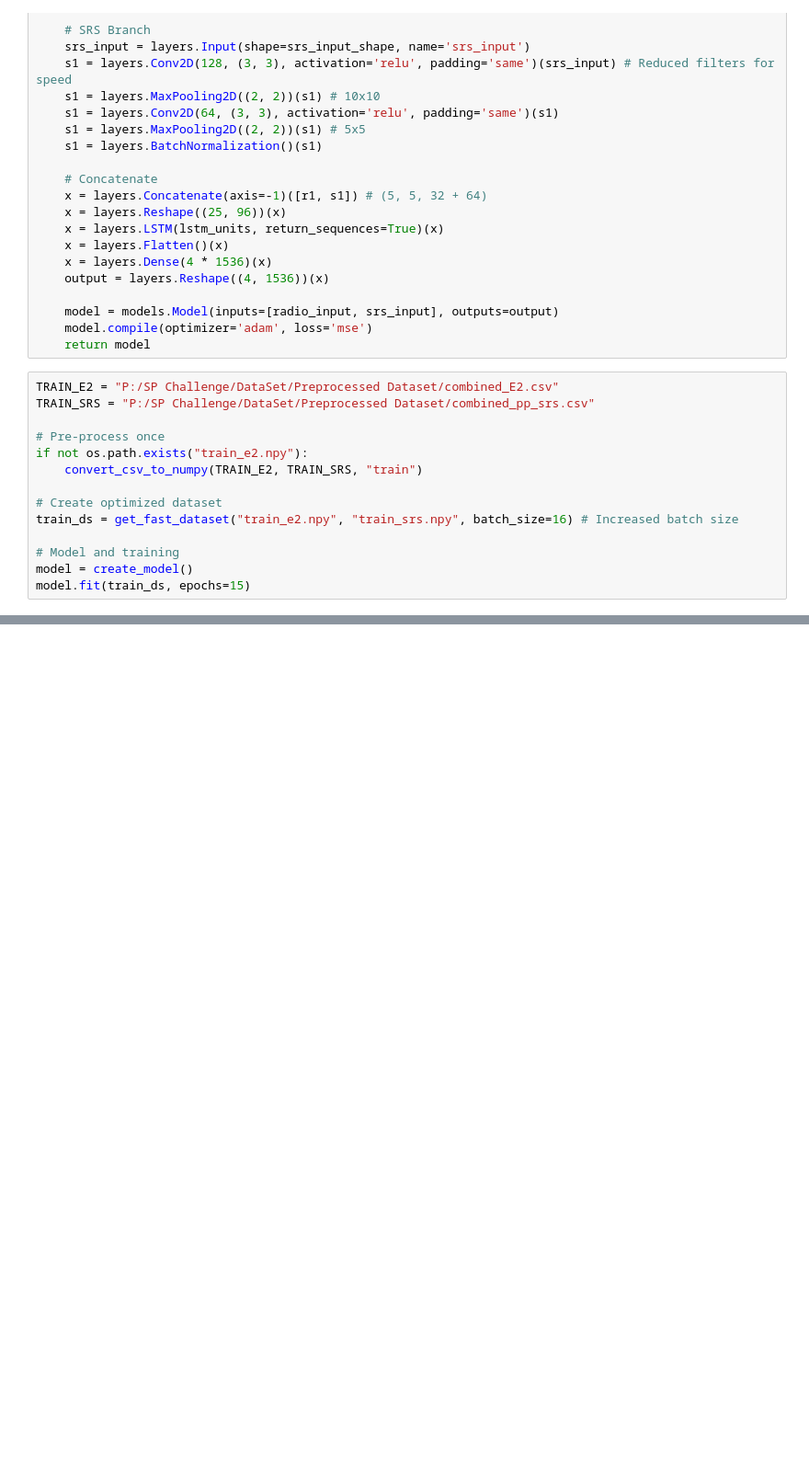
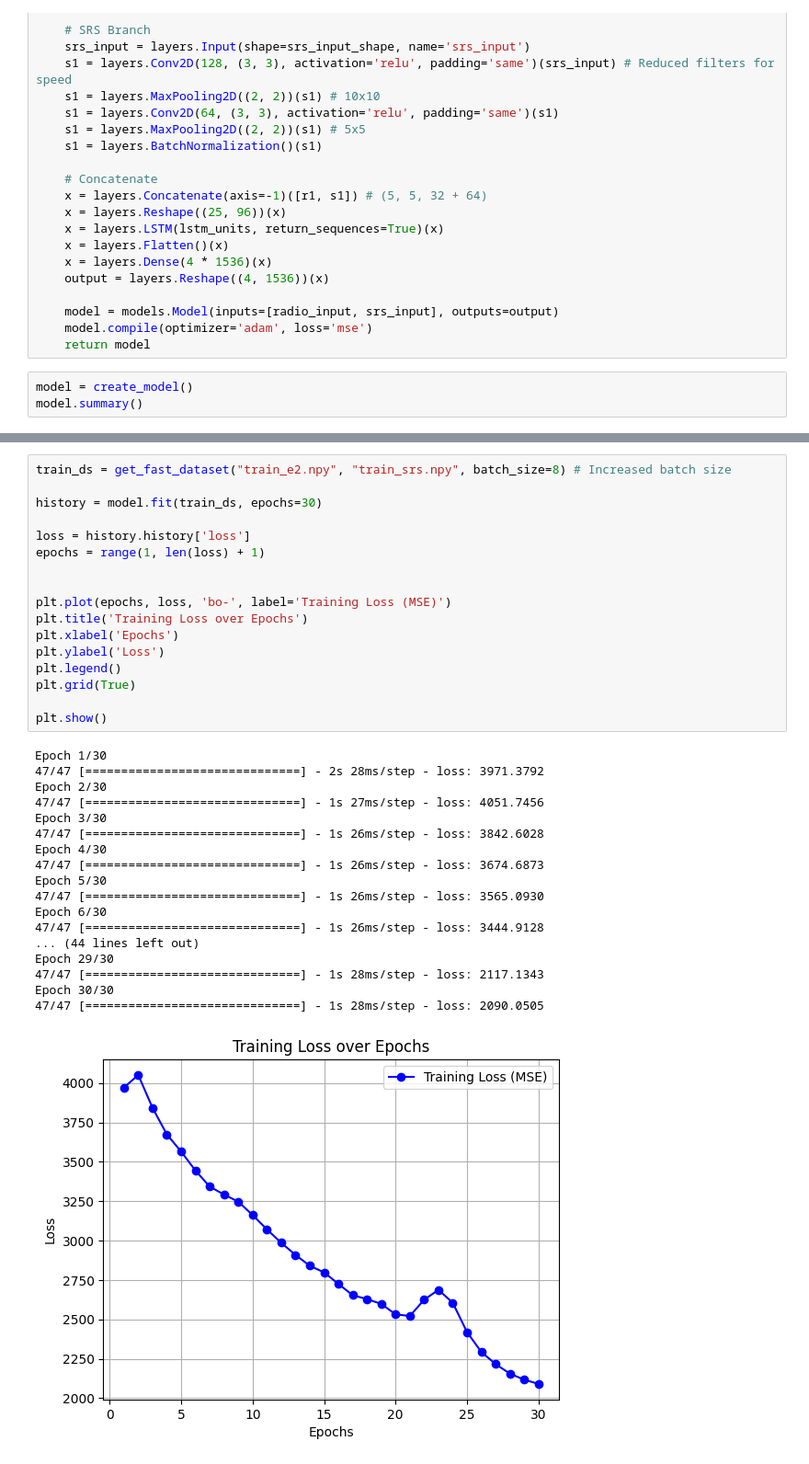
Before and after one commit to Azbian/SRS-Matrix-Prediction, a Jupyter notebook: Model/Channel_prediction_model.ipynb, the cells around one changed output, grey strips where cells are left out. Shown at 92% size. Saved outputs shown, nothing was run; the diff lists cells and outputs as text; blank space fills up the shorter version.

Commit message:
Changed training process

```diff
--- a/Model/Channel_prediction_model.ipynb
+++ b/Model/Channel_prediction_model.ipynb
@@ -95,16 +74,5 @@ def create_model(e2_input_shape=(5, 4, 19), srs_input_shape=(20, 20, 1536), lstm
     model.compile(optimizer='adam', loss='mse')
     return model
 # %%
-TRAIN_E2 = "P:/SP Challenge/DataSet/Preprocessed Dataset/combined_E2.csv"
-TRAIN_SRS = "P:/SP Challenge/DataSet/Preprocessed Dataset/combined_pp_srs.csv"
-
-# Pre-process once
-if not os.path.exists("train_e2.npy"):
-    convert_csv_to_numpy(TRAIN_E2, TRAIN_SRS, "train")
-
-# Create optimized dataset
-train_ds = get_fast_dataset("train_e2.npy", "train_srs.npy", batch_size=16) # Increased batch size
-
-# Model and training
 model = create_model()
-model.fit(train_ds, epochs=15)
+model.summary()
@@ -111 +97,37 @@ model.fit(train_ds, epochs=15)
+# %%
+train_ds = get_fast_dataset("train_e2.npy", "train_srs.npy", batch_size=8) # Increased batch size
+
+history = model.fit(train_ds, epochs=30)
+
+loss = history.history['loss']
+epochs = range(1, len(loss) + 1)
+
+
+plt.plot(epochs, loss, 'bo-', label='Training Loss (MSE)')
+plt.title('Training Loss over Epochs')
+plt.xlabel('Epochs')
+plt.ylabel('Loss')
+plt.legend()
+plt.grid(True)
+
+plt.show()
+# %% [output]
+Epoch 1/30
+47/47 [==============================] - 2s 28ms/step - loss: 3971.3792
+Epoch 2/30
+47/47 [==============================] - 1s 27ms/step - loss: 4051.7456
+Epoch 3/30
+47/47 [==============================] - 1s 26ms/step - loss: 3842.6028
+Epoch 4/30
+47/47 [==============================] - 1s 26ms/step - loss: 3674.6873
+Epoch 5/30
+47/47 [==============================] - 1s 26ms/step - loss: 3565.0930
+Epoch 6/30
+47/47 [==============================] - 1s 26ms/step - loss: 3444.9128
+... (44 lines left out)
+Epoch 29/30
+47/47 [==============================] - 1s 28ms/step - loss: 2117.1343
+Epoch 30/30
+47/47 [==============================] - 1s 28ms/step - loss: 2090.0505
+[figure, added]
 # %%
```
Also changed, not shown: parts of 3 cells of this notebook.
